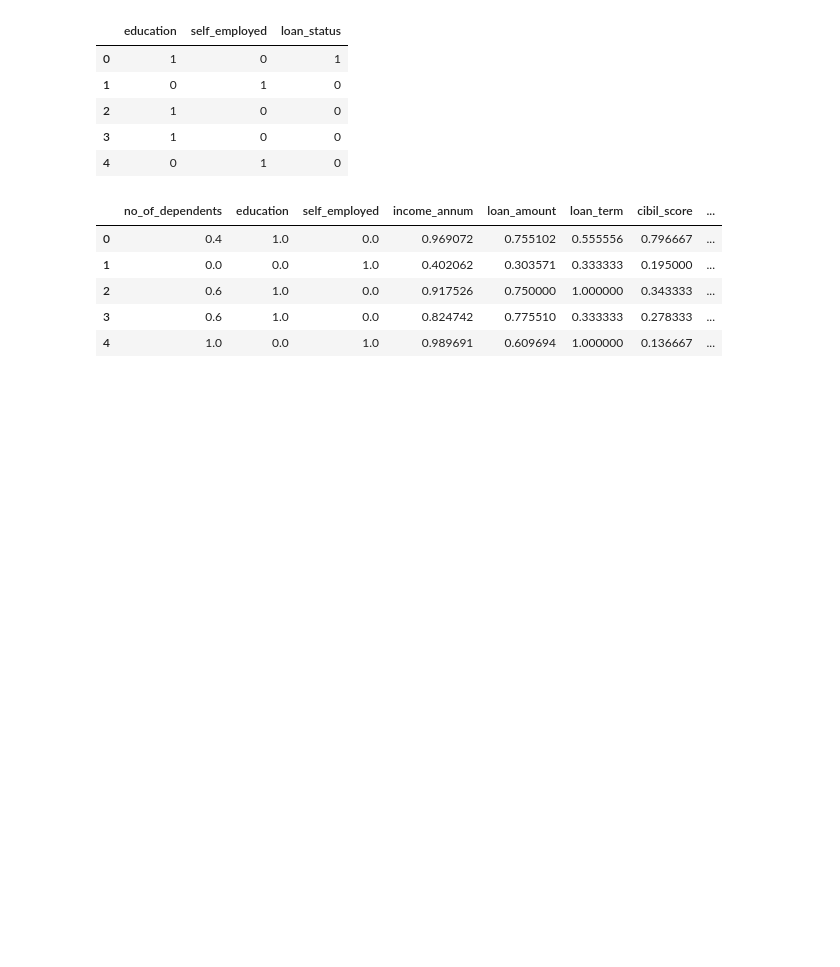
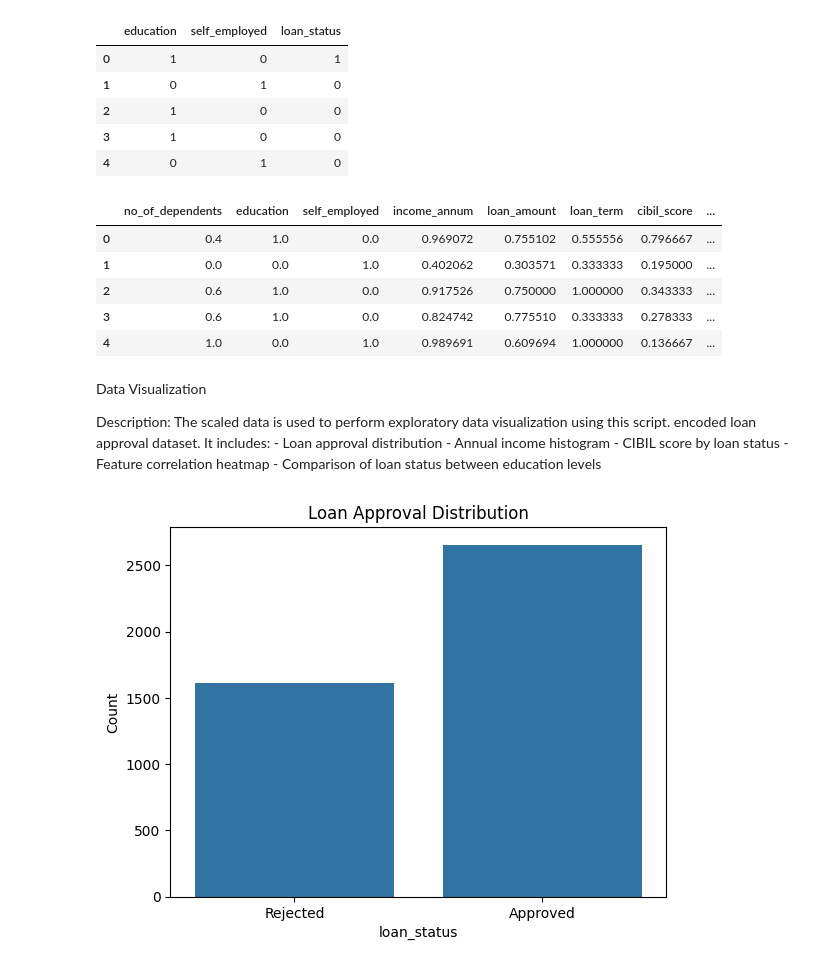
Before and after one commit to nateseon/cs506_TP, a Jupyter notebook: data_preprocessing_pipeline.ipynb, the cells around one changed output. Saved outputs shown, nothing was run; the diff lists cells and outputs as text; code cells hidden in the pictures; blank space fills up the shorter version.

Commit message:
Data visualization and Comments

```diff
--- a/data_preprocessing_pipeline.ipynb
+++ b/data_preprocessing_pipeline.ipynb
@@ -59,3 +71,28 @@ df[numeric_cols].head()
 | 2 | 0.6 | 1.0 | 0.0 | 0.917526 | 0.750000 | 1.000000 | 0.343333 | ... |
 | 3 | 0.6 | 1.0 | 0.0 | 0.824742 | 0.775510 | 0.333333 | 0.278333 | ... |
 | 4 | 1.0 | 0.0 | 1.0 | 0.989691 | 0.609694 | 1.000000 | 0.136667 | ... |
+# %% [markdown]
+Data Visualization
+
+Description:
+The scaled data is used to perform exploratory data visualization using this script.
+ encoded loan approval dataset. It includes:
+     - Loan approval distribution
+     - Annual income histogram
+     - CIBIL score by loan status
+     - Feature correlation heatmap
+    - Comparison of loan status between education levels
+# %%
+import seaborn as sns #Seaborn: high-level plotting API built on top of Matplotlib for statistical graphics
+import matplotlib.pyplot as plt #Matplotlib's pyplot: provides control over plots (titles, labels, show, etc.)
+
+# Plot 1: This is the count of approved vs rejected loans in a Loan Approval Distribution.
+#sns.countplot() shows counts of each class (Approved/Rejected)
+# plt handles title, axis labels, and rendering
+sns.countplot(x='loan_status', data=df)
+plt.title('Loan Approval Distribution')
+plt.xticks([0, 1], ['Rejected', 'Approved'])
+plt.ylabel('Count')
+plt.show()
+# %% [output]
+[figure, added]
```
Also changed, not shown: parts of 12 cells of this notebook, 6 other files.
